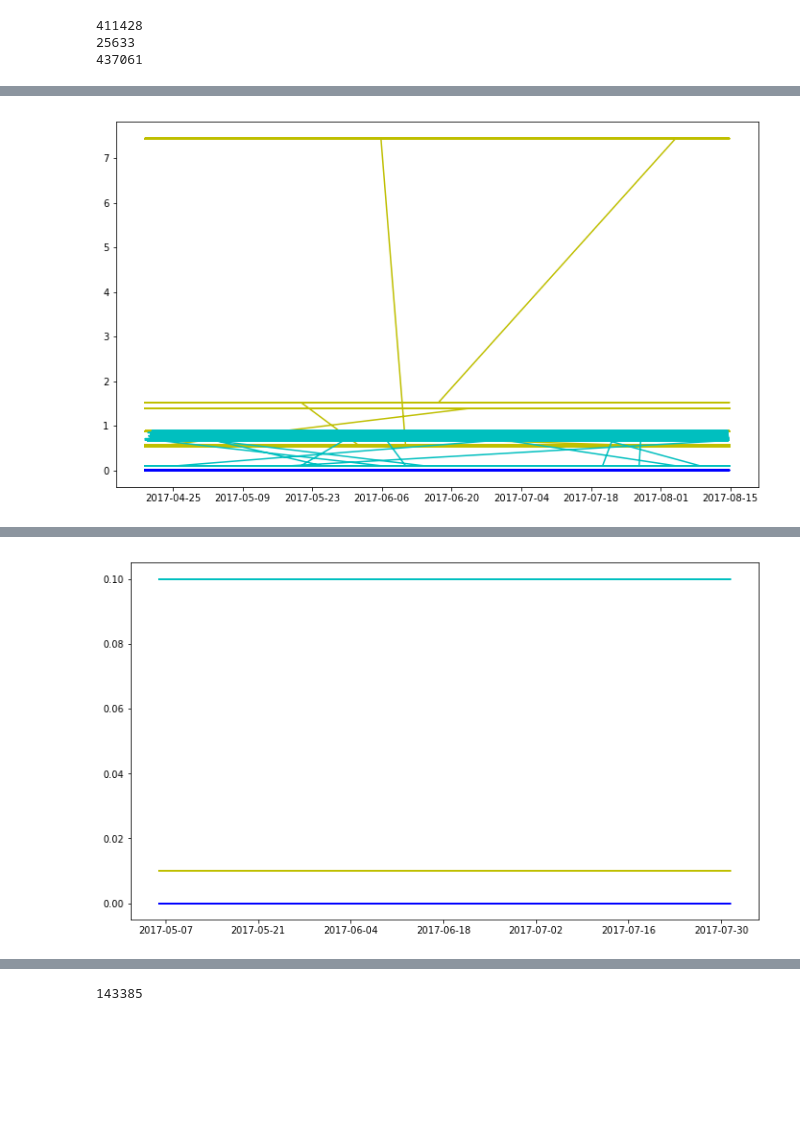
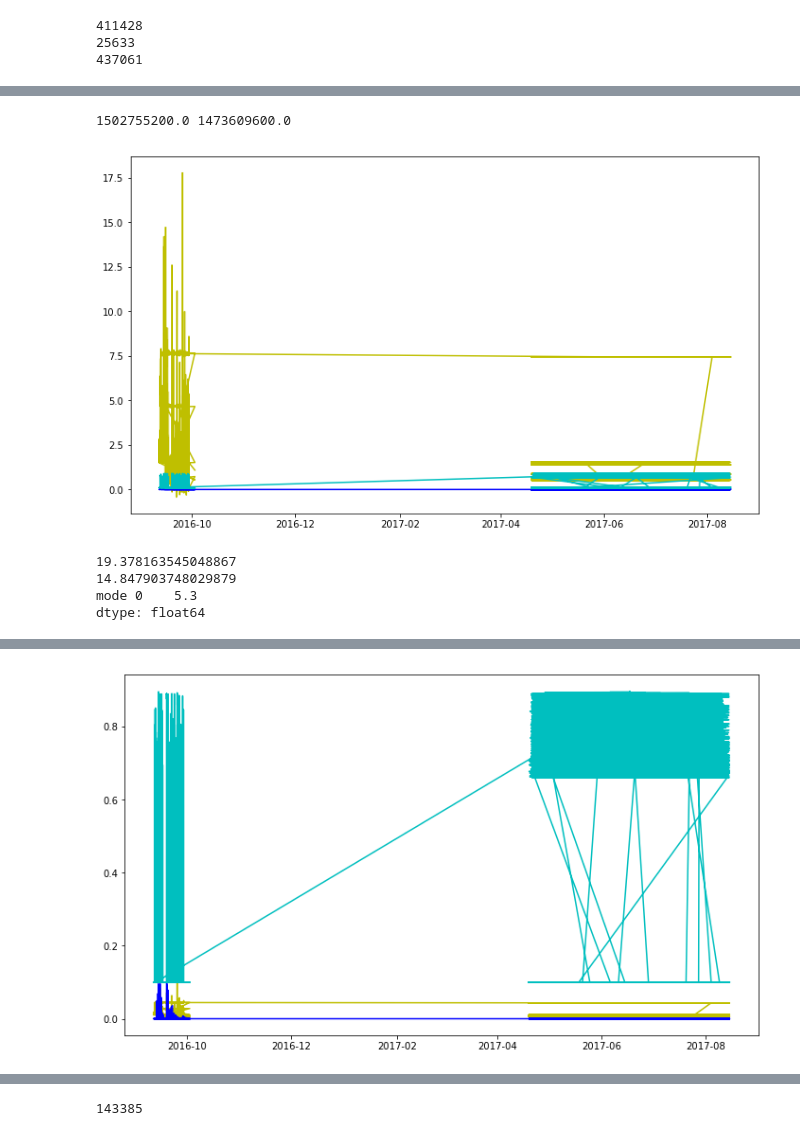
Before and after one commit to ATLAS-Analytics/AnalyticsNotebooks, a Jupyter notebook: Ravin/Untitled.ipynb, the cells around one changed output, grey strips where cells are left out. Drawn from its saved outputs; the diff is of its cells as text; code cells hidden in the pictures; blank space fills up the shorter version.

```diff
--- a/Ravin/Untitled.ipynb
+++ b/Ravin/Untitled.ipynb
@@ -406,14 +426,0 @@ print(max(data_set['timestamp']), min(data_set['timestamp']))
-# %%
-dates_data_set = []
-for stamp in data_set[20:50000]['timestamp']:
-    dates_data_set.append(datetime.datetime.fromtimestamp(stamp/1000))
-fig, ax = plt.subplots()
-fig.set_size_inches(12,7)
-fig.set_dpi(1000)
-
-ax.plot(dates_data_set, data_set[20:50000]["delay_median"]/10, 'y', label=r'Delay /10')
-# get throughput
-ax.plot(dates_data_set, data_set[20:50000]["packet_loss"]/10, 'b', label=r'Packet loss')
-
-ax.plot(dates_data_set, (data_set[20:50000]['throughput']), 'c', label=r'Throughput (actual from routers)')
-plt.show()
@@ -434,7 +466,11 @@ print(len(data_set))
+# %%
+print(max(data_set['timestamp']), min(data_set['timestamp']))
+# %% [output]
+1502755200.0 1473609600.0
 # %%
 dates_data_set = []
 for stamp in data_set['timestamp']:
-    dates_data_set.append(datetime.datetime.fromtimestamp(stamp/1000))
+    dates_data_set.append(datetime.datetime.fromtimestamp(stamp))
 fig, ax = plt.subplots()
 fig.set_size_inches(12,7)
 fig.set_dpi(1000)
@@ -446,7 +482,16 @@ ax.plot(dates_data_set, data_set["packet_loss"]/10, 'b', label=r'Packet loss')
 ax.plot(dates_data_set, (data_set['throughput']), 'c', label=r'Throughput (actual from routers)')
 plt.show()
 # %% [output]
-[figure, old version]
+[figure, new version]
+# %%
+print(data_set["delay_median"].std())
+print(data_set["delay_median"].mean())
+print('mode', data_set["delay_median"].mode())
+# %% [output]
+19.378163545048867
+14.847903748029879
+mode 0    5.3
+dtype: float64
 # %%
 data_set_normalized, scaler_for_dataSet_all = normalizeDataSet(data_set)
 data_set_normalized_NN_Input = data_set_normalized.drop(['throughput','timestamp'], axis=1)
@@ -472,19 +517,19 @@ INPUT Index(['delay_all_time_avg', 'delay_all_time_min', 'delay_all_time_std',
 # %%
 dates_data_set = []
 for stamp in data_set_normalized['timestamp']:
-    dates_data_set.append(datetime.datetime.fromtimestamp(stamp/1000))
+    dates_data_set.append(datetime.datetime.fromtimestamp(stamp))
 fig, ax = plt.subplots()
 fig.set_size_inches(12,7)
 fig.set_dpi(1000)
 
 ax.plot(dates_data_set, data_set_normalized["delay_median"]/10, 'y', label=r'Delay /10')
 # get throughput
 ax.plot(dates_data_set, data_set_normalized["packet_loss"]/10, 'b', label=r'Packet loss')
 
 ax.plot(dates_data_set, (data_set_normalized['throughput']), 'c', label=r'Throughput (actual from routers)')
 plt.show()
 # %% [output]
-[figure, old version]
+[figure, new version]
 # %%
 X_train, X_test, y_train, y_test = train_test_split(data_set_normalized_NN_Input, data_set_normalized_NN_Output, test_size=0.25, random_state=0)
 # %%
```
Also changed, not shown: parts of 9 cells of this notebook, 22 other files.
